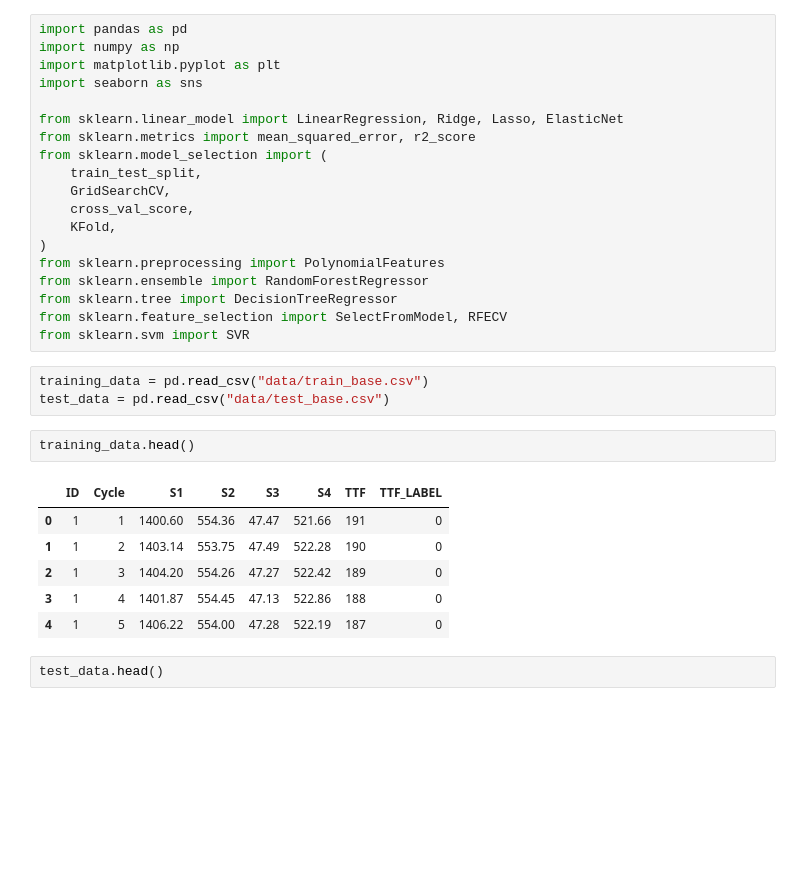
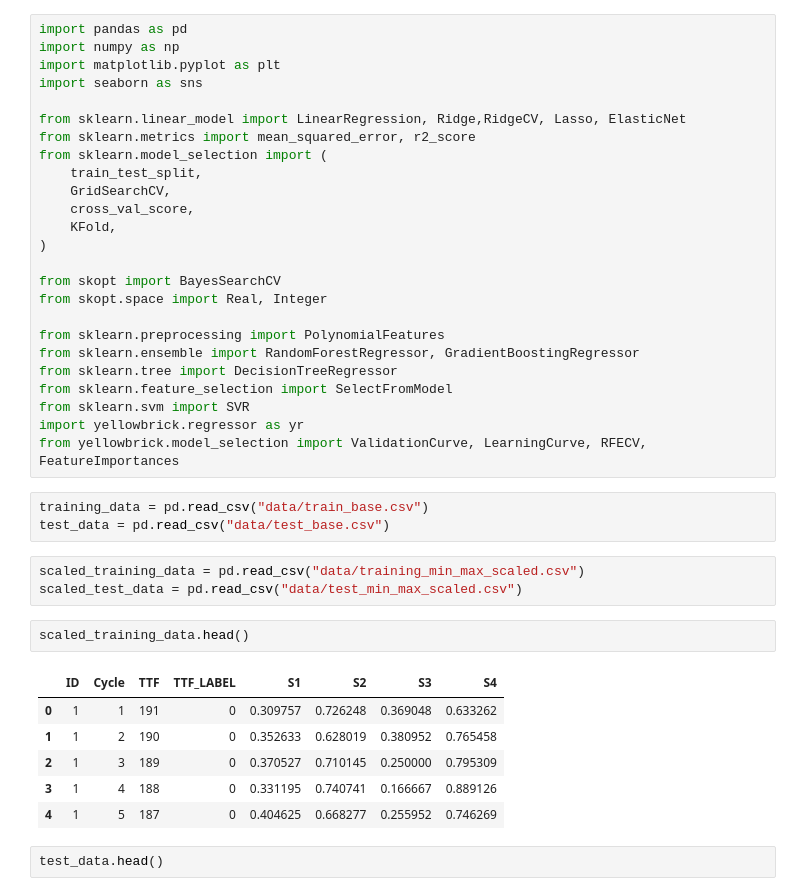
Before and after one commit to kanmaytacker/N-AAI-SLM, a Jupyter notebook: Assignment/predictive-maintenance-baseline-regression.ipynb, the cells around one changed output. Saved outputs shown, nothing was run; the diff lists cells and outputs as text; blank space fills up the shorter version.

```diff
--- a/Assignment/predictive-maintenance-baseline-regression.ipynb
+++ b/Assignment/predictive-maintenance-baseline-regression.ipynb
@@ -4,7 +4,7 @@ import numpy as np
 import matplotlib.pyplot as plt
 import seaborn as sns
 
-from sklearn.linear_model import LinearRegression, Ridge, Lasso, ElasticNet
+from sklearn.linear_model import LinearRegression, Ridge,RidgeCV, Lasso, ElasticNet
 from sklearn.metrics import mean_squared_error, r2_score
 from sklearn.model_selection import (
     train_test_split,
@@ -12,23 +12,32 @@ from sklearn.model_selection import (
     cross_val_score,
     KFold,
 )
+
+from skopt import BayesSearchCV
+from skopt.space import Real, Integer
+
 from sklearn.preprocessing import PolynomialFeatures
-from sklearn.ensemble import RandomForestRegressor
+from sklearn.ensemble import RandomForestRegressor, GradientBoostingRegressor
 from sklearn.tree import DecisionTreeRegressor
-from sklearn.feature_selection import SelectFromModel, RFECV
+from sklearn.feature_selection import SelectFromModel
 from sklearn.svm import SVR
+import yellowbrick.regressor as yr
+from yellowbrick.model_selection import ValidationCurve, LearningCurve, RFECV, FeatureImportances
 # %%
 training_data = pd.read_csv("data/train_base.csv")
 test_data = pd.read_csv("data/test_base.csv")
+# %%
+scaled_training_data = pd.read_csv("data/training_min_max_scaled.csv")
+scaled_test_data = pd.read_csv("data/test_min_max_scaled.csv")
 # %%
-training_data.head()
+scaled_training_data.head()
 # %% [output]
-|  | ID | Cycle | S1 | S2 | S3 | S4 | TTF | TTF_LABEL |
-| 0 | 1 | 1 | 1400.60 | 554.36 | 47.47 | 521.66 | 191 | 0 |
-| 1 | 1 | 2 | 1403.14 | 553.75 | 47.49 | 522.28 | 190 | 0 |
-| 2 | 1 | 3 | 1404.20 | 554.26 | 47.27 | 522.42 | 189 | 0 |
-| 3 | 1 | 4 | 1401.87 | 554.45 | 47.13 | 522.86 | 188 | 0 |
-| 4 | 1 | 5 | 1406.22 | 554.00 | 47.28 | 522.19 | 187 | 0 |
+|  | ID | Cycle | TTF | TTF_LABEL | S1 | S2 | S3 | S4 |
+| 0 | 1 | 1 | 191 | 0 | 0.309757 | 0.726248 | 0.369048 | 0.633262 |
+| 1 | 1 | 2 | 190 | 0 | 0.352633 | 0.628019 | 0.380952 | 0.765458 |
+| 2 | 1 | 3 | 189 | 0 | 0.370527 | 0.710145 | 0.250000 | 0.795309 |
+| 3 | 1 | 4 | 188 | 0 | 0.331195 | 0.740741 | 0.166667 | 0.889126 |
+| 4 | 1 | 5 | 187 | 0 | 0.404625 | 0.668277 | 0.255952 | 0.746269 |
 # %%
 test_data.head()
 # %% [output]
```
Also changed, not shown: parts of 67 cells of this notebook, 2 other files.
